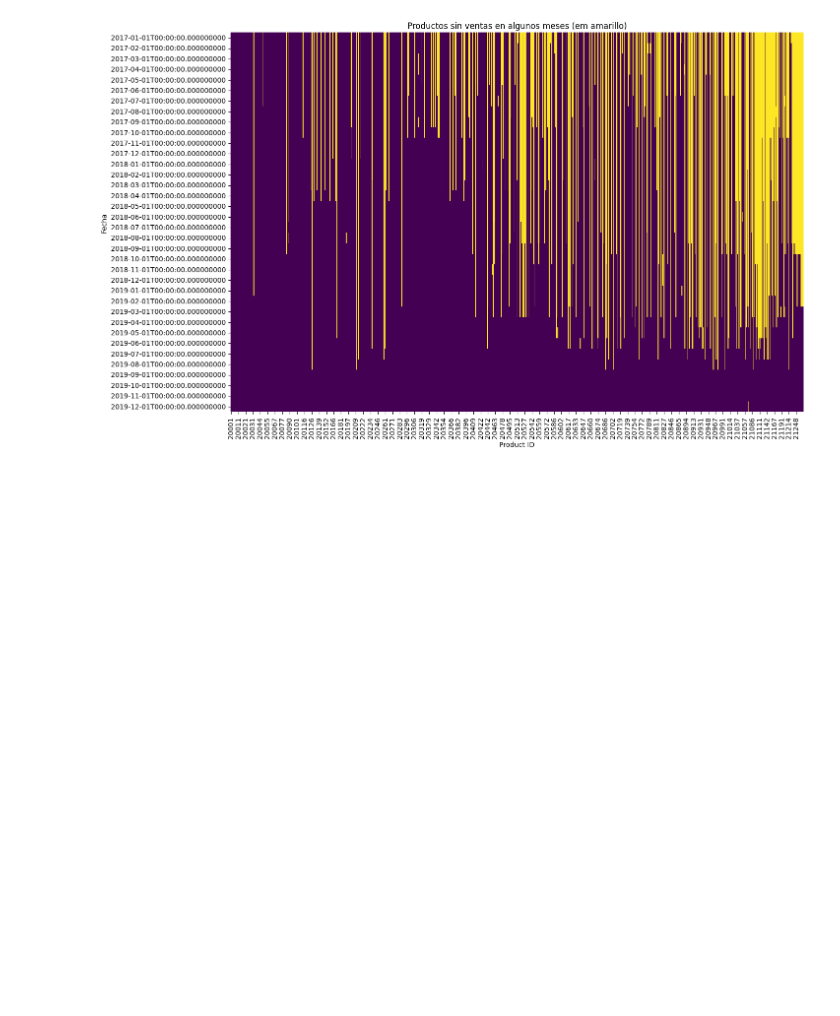
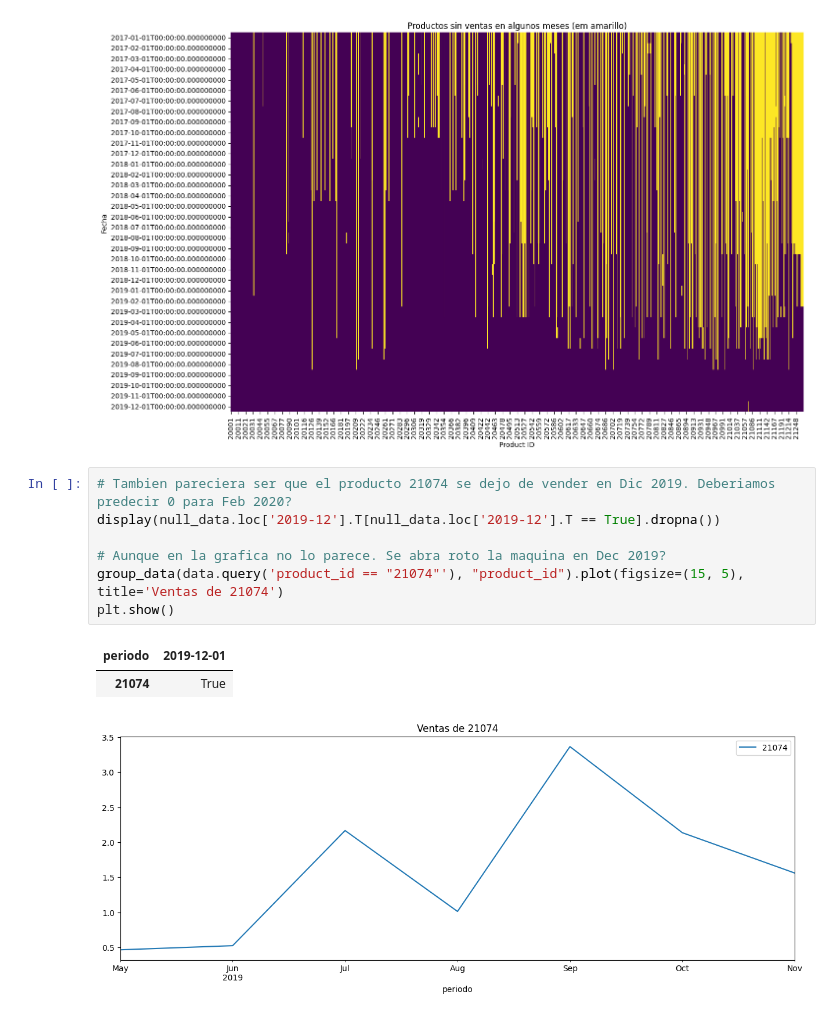
Before and after one commit to AndresMontesDeOca/Laboratorio3, a Jupyter notebook: Experimento.ipynb, the cells around one changed output. Cells and saved outputs as stored; diff of their text form; blank space fills up the shorter version.

```diff
--- a/Experimento.ipynb
+++ b/Experimento.ipynb
@@ -4558,3 +4558,14 @@ plt.ylabel('Fecha')
 plt.show()
 # %% [output]
 [figure]
+# %%
+# Tambien pareciera ser que el producto 21074 se dejo de vender en Dic 2019. Deberiamos predecir 0 para Feb 2020?
+display(null_data.loc['2019-12'].T[null_data.loc['2019-12'].T == True].dropna())
+
+# Aunque en la grafica no lo parece. Se abra roto la maquina en Dec 2019?
+group_data(data.query('product_id == "21074"'), "product_id").plot(figsize=(15, 5), title='Ventas de 21074')
+plt.show()
+# %% [output]
+| periodo | 2019-12-01 |
+| 21074 | True |
+[figure, added]
```
Also changed, not shown: parts of 9 cells of this notebook.
